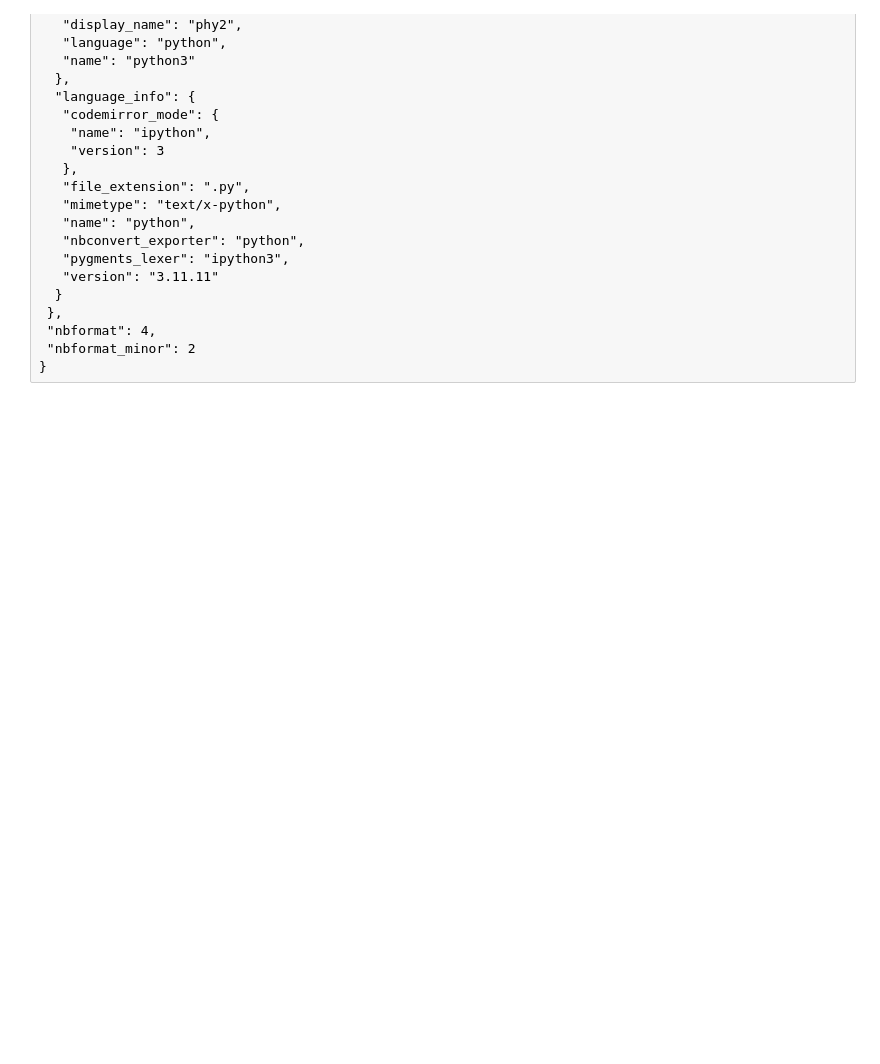
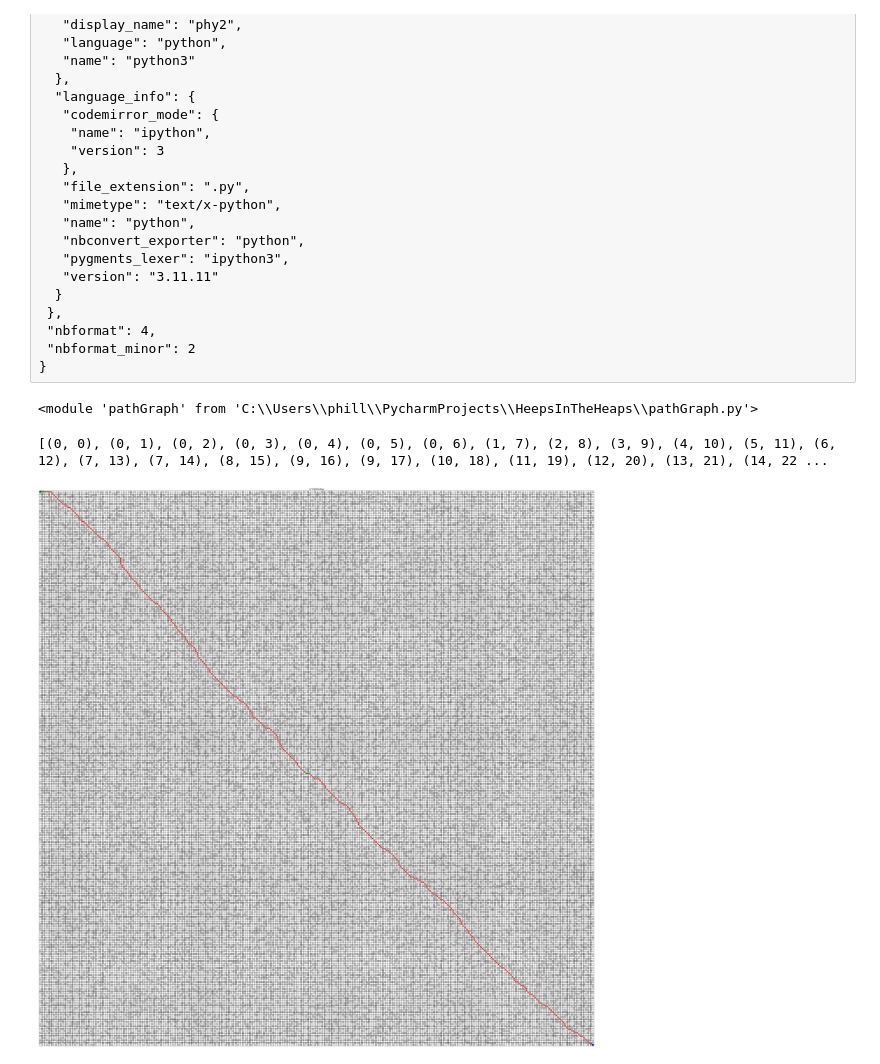
Before and after one commit to tomHep10/HeepsInTheHeaps, a Jupyter notebook: plots.ipynb, the cells around one changed output. Drawn from its saved outputs; the diff is of its cells as text; code cells hidden in the pictures; blank space fills up the shorter version.

Commit message:
Fixed issue with A* graph plotting

```diff
--- a/plots.ipynb
+++ b/plots.ipynb
@@ -218,0 +224,16 @@
+# %%
+import pathGraph
+import importlib
+
+importlib.reload(pathGraph)
+# %% [output]
+<module 'pathGraph' from 'C:\\Users\\phill\\PycharmProjects\\HeepsInTheHeaps\\pathGraph.py'>
+# %%
+pg = pathGraph.pathGraph()
+
+pg._createAStarGraph(317, 317)
+pg.aStarShortestPath((0, 0), (316, 316), "Diagonal")
+pg.plotGrid()
+# %% [output]
+[(0, 0), (0, 1), (0, 2), (0, 3), (0, 4), (0, 5), (0, 6), (1, 7), (2, 8), (3, 9), (4, 10), (5, 11), (6, 12), (7, 13), (7, 14), (8, 15), (9, 16), (9, 17), (10, 18), (11, 19), (12, 20), (13, 21), (14, 22 ...
+[figure, added]
```
Also changed, not shown: parts of 4 cells of this notebook, 1 other file.
